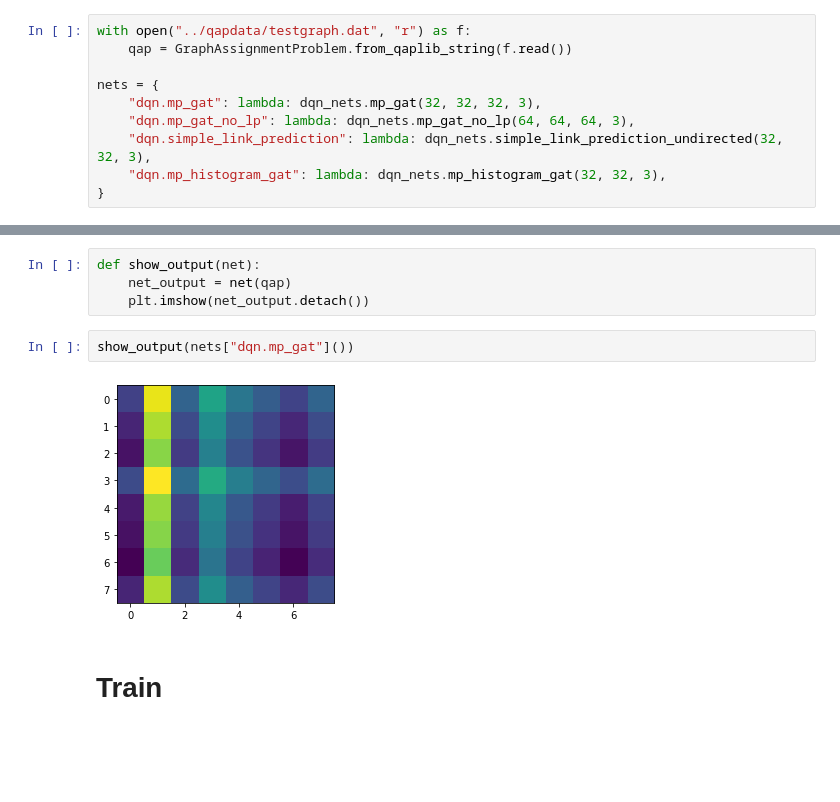
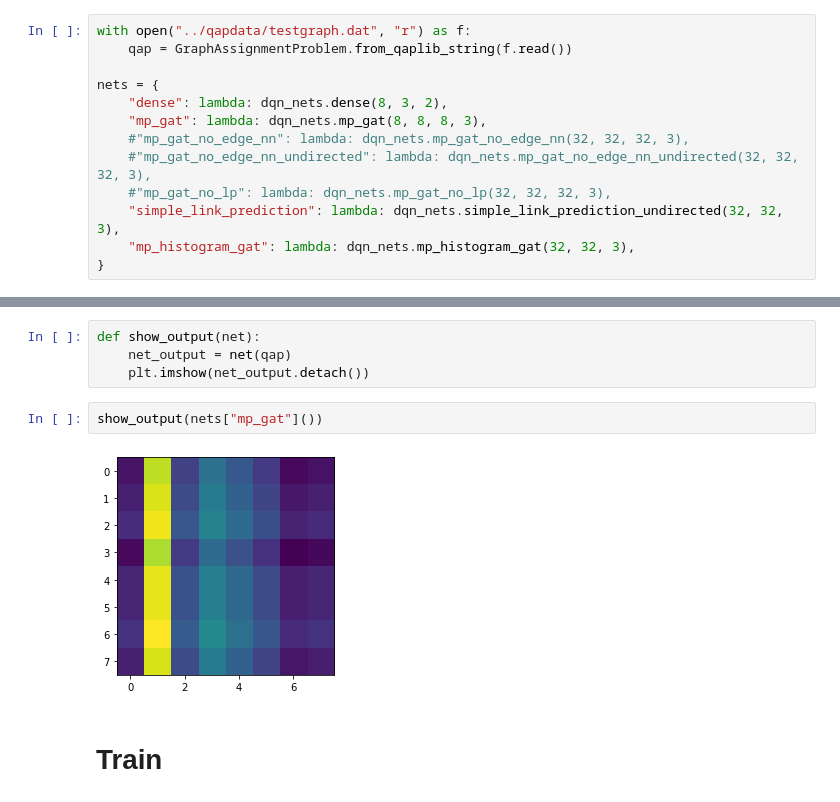
Before and after one commit to timgott/DeepQAP, a Jupyter notebook: evaluation/GNNTest.ipynb, the cells around one changed output, grey strips where cells are left out. Saved outputs shown, nothing was run; the diff lists cells and outputs as text; blank space fills up the shorter version.

```diff
--- a/evaluation/GNNTest.ipynb
+++ b/evaluation/GNNTest.ipynb
@@ -20,10 +30,13 @@ with open("../qapdata/testgraph.dat", "r") as f:
     qap = GraphAssignmentProblem.from_qaplib_string(f.read())
 
 nets = {
-    "dqn.mp_gat": lambda: dqn_nets.mp_gat(32, 32, 32, 3),
-    "dqn.mp_gat_no_lp": lambda: dqn_nets.mp_gat_no_lp(64, 64, 64, 3),
-    "dqn.simple_link_prediction": lambda: dqn_nets.simple_link_prediction_undirected(32, 32, 3),
-    "dqn.mp_histogram_gat": lambda: dqn_nets.mp_histogram_gat(32, 32, 3),
+    "dense": lambda: dqn_nets.dense(8, 3, 2),
+    "mp_gat": lambda: dqn_nets.mp_gat(8, 8, 8, 3),
+    #"mp_gat_no_edge_nn": lambda: dqn_nets.mp_gat_no_edge_nn(32, 32, 32, 3),
+    #"mp_gat_no_edge_nn_undirected": lambda: dqn_nets.mp_gat_no_edge_nn_undirected(32, 32, 32, 3),
+    #"mp_gat_no_lp": lambda: dqn_nets.mp_gat_no_lp(32, 32, 32, 3),
+    "simple_link_prediction": lambda: dqn_nets.simple_link_prediction_undirected(32, 32, 3),
+    "mp_histogram_gat": lambda: dqn_nets.mp_histogram_gat(32, 32, 3),
 }
 # %% [markdown]
 # Target matrix
@@ -47,9 +60,9 @@ def show_output(net):
     net_output = net(qap)
     plt.imshow(net_output.detach())
 # %%
-show_output(nets["dqn.mp_gat"]())
+show_output(nets["mp_gat"]())
 # %% [output]
-[figure, old version]
+[figure, new version]
 # %% [markdown]
 # Train
 # %%
```
Also changed, not shown: parts of 7 cells of this notebook.
